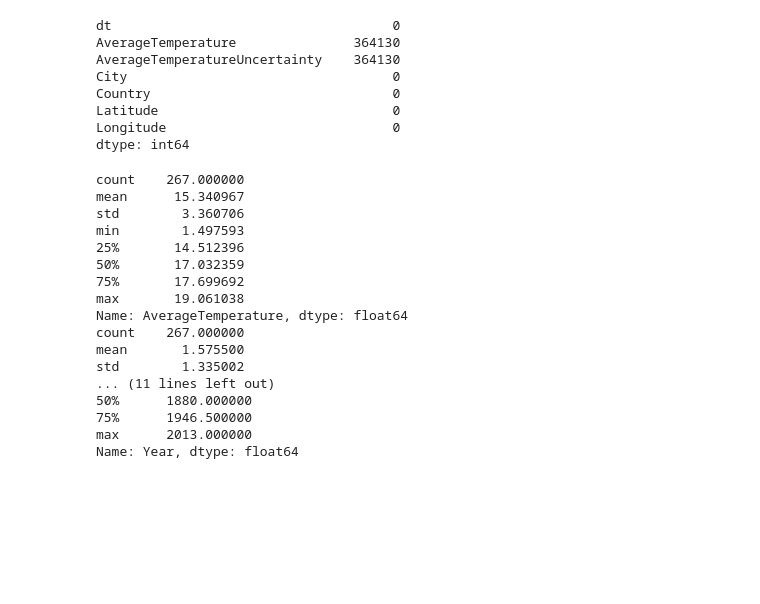
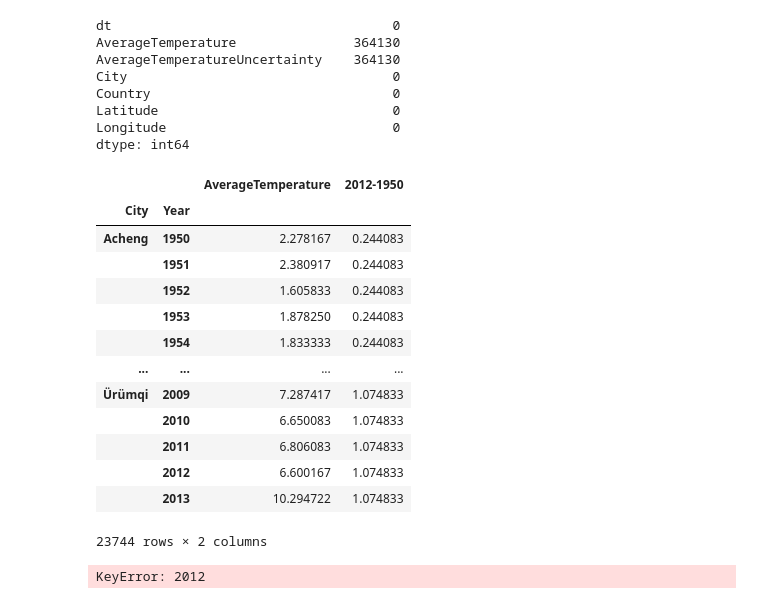
Before and after one commit to POLO6eek/ECO225Project, a Jupyter notebook: Code/ECO225_Project_1.ipynb, the cells around one changed output. Saved outputs shown, nothing was run; the diff lists cells and outputs as text; code cells hidden in the pictures; blank space fills up the shorter version.

```diff
--- a/Code/ECO225_Project_1.ipynb
+++ b/Code/ECO225_Project_1.ipynb
@@ -33,32 +34,3 @@ dtype: int64
 df['Date'] = pd.to_datetime(df.dt)
 df.drop(columns = ['dt'], axis = 1, inplace = True)
 df['Year'] = df['Date'].dt.year
-df['Month'] = df['Date'].dt.month
-
-# Group by year
-gb_year = df.groupby(['Year']).mean().reset_index()
-
-gb_year[['AverageTemperature', 'AverageTemperatureUncertainty']].describe()
-
-# Describing X and Y variables
-print(gb_year['AverageTemperature'].describe())
-print(gb_year['AverageTemperatureUncertainty'].describe())
-print(gb_year['Year'].describe())
-# %% [output]
-count    267.000000
-mean      15.340967
-std        3.360706
-min        1.497593
-25%       14.512396
-50%       17.032359
-75%       17.699692
-max       19.061038
-Name: AverageTemperature, dtype: float64
-count    267.000000
-mean       1.575500
-std        1.335002
-... (11 lines left out)
-50%      1880.000000
-75%      1946.500000
-max      2013.000000
-Name: Year, dtype: float64
@@ -64,0 +46,33 @@ Name: Year, dtype: float64
+# %%
+# Select data from 1950 to 2013
+grouped_time = df_china[(df_china['Year'] >= 1950) & (df_china['Year'] <= 2013)]
+
+# Group by City and Year to find the annual average temperature for each city
+grouped_citi = grouped_time.groupby(['City', 'Year'])['AverageTemperature'].mean().reset_index()
+
+grouped_citi.set_index(['City', 'Year'], inplace=True)
+
+
+for row in grouped_citi.iterrows():
+    index_value, columns_values = row
+
+    cleaneddata = float(grouped_citi.loc[index_value[0], 2012]["AverageTemperature"] - grouped_citi.loc[index_value[0], 1950]["AverageTemperature"])
+
+    grouped_citi.at[index_value, "2012-1950"] = cleaneddata
+# %%
+grouped_citi
+# %% [output]
+|  |  | AverageTemperature | 2012-1950 |
+| City | Year |  |  |
+| Acheng | 1950 | 2.278167 | 0.244083 |
+|  | 1951 | 2.380917 | 0.244083 |
+|  | 1952 | 1.605833 | 0.244083 |
+|  | 1953 | 1.878250 | 0.244083 |
+|  | 1954 | 1.833333 | 0.244083 |
+| ... | ... | ... | ... |
+| Ürümqi | 2009 | 7.287417 | 1.074833 |
+|  | 2010 | 6.650083 | 1.074833 |
+|  | 2011 | 6.806083 | 1.074833 |
+|  | 2012 | 6.600167 | 1.074833 |
+|  | 2013 | 10.294722 | 1.074833 |
+23744 rows × 2 columns
@@ -64,0 +81,4 @@ Name: Year, dtype: float64
+# %%
+grouped_citi.at['Acheng', 2012]["2012-1950"]
+# %% [output]
+KeyError: 2012
```
Also changed, not shown: parts of 15 cells of this notebook.
